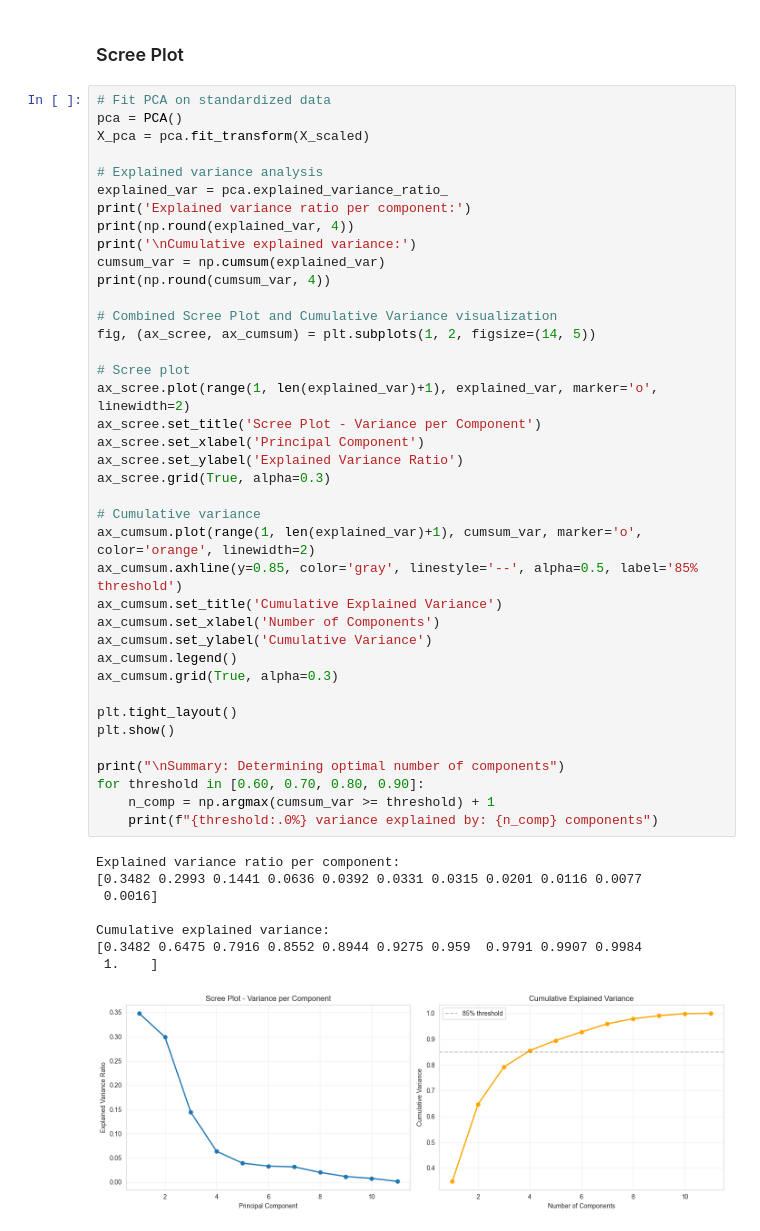
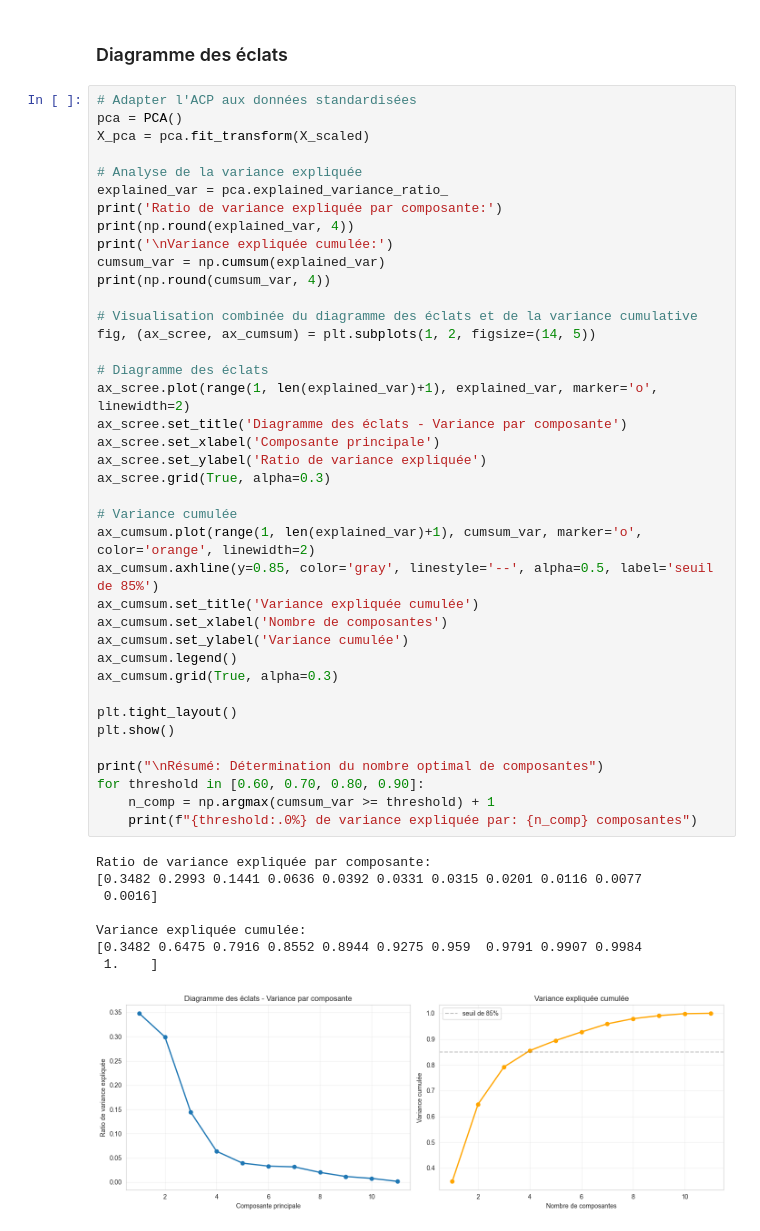
Before and after one commit to makokuzii/Produisez-une-etude-de-marche, a Jupyter notebook: acp_et_clustering.ipynb, the cells around one changed output. Drawn from its saved outputs; the diff is of its cells as text.

```diff
--- a/acp_et_clustering.ipynb
+++ b/acp_et_clustering.ipynb
@@ -104,52 +104,52 @@ Chicken Meat Production (kg) ↔ Poultry Consumption (kg): 0.94
 Chicken Meat Production (kg) ↔ Poultry Consumption Growth Potential: 0.73
 Poultry Consumption (kg) ↔ Poultry Consumption Growth Potential: 0.90
 # %% [markdown]
-### Scree Plot
+### Diagramme des éclats
 # %%
-# Fit PCA on standardized data
+# Adapter l'ACP aux données standardisées
 pca = PCA()
 X_pca = pca.fit_transform(X_scaled)
 
-# Explained variance analysis
+# Analyse de la variance expliquée
 explained_var = pca.explained_variance_ratio_
-print('Explained variance ratio per component:')
+print('Ratio de variance expliquée par composante:')
 print(np.round(explained_var, 4))
-print('\nCumulative explained variance:')
+print('\nVariance expliquée cumulée:')
 cumsum_var = np.cumsum(explained_var)
 print(np.round(cumsum_var, 4))
 
-# Combined Scree Plot and Cumulative Variance visualization
+# Visualisation combinée du diagramme des éclats et de la variance cumulative
 fig, (ax_scree, ax_cumsum) = plt.subplots(1, 2, figsize=(14, 5))
 
-# Scree plot
+# Diagramme des éclats
 ax_scree.plot(range(1, len(explained_var)+1), explained_var, marker='o', linewidth=2)
-ax_scree.set_title('Scree Plot - Variance per Component')
-ax_scree.set_xlabel('Principal Component')
-ax_scree.set_ylabel('Explained Variance Ratio')
+ax_scree.set_title('Diagramme des éclats - Variance par composante')
+ax_scree.set_xlabel('Composante principale')
+ax_scree.set_ylabel('Ratio de variance expliquée')
 ax_scree.grid(True, alpha=0.3)
 
-# Cumulative variance
+# Variance cumulée
 ax_cumsum.plot(range(1, len(explained_var)+1), cumsum_var, marker='o', color='orange', linewidth=2)
-ax_cumsum.axhline(y=0.85, color='gray', linestyle='--', alpha=0.5, label='85% threshold')
-ax_cumsum.set_title('Cumulative Explained Variance')
-ax_cumsum.set_xlabel('Number of Components')
-ax_cumsum.set_ylabel('Cumulative Variance')
+ax_cumsum.axhline(y=0.85, color='gray', linestyle='--', alpha=0.5, label='seuil de 85%')
+ax_cumsum.set_title('Variance expliquée cumulée')
+ax_cumsum.set_xlabel('Nombre de composantes')
+ax_cumsum.set_ylabel('Variance cumulée')
 ax_cumsum.legend()
 ax_cumsum.grid(True, alpha=0.3)
 
 plt.tight_layout()
 plt.show()
 
-print("\nSummary: Determining optimal number of components")
+print("\nRésumé: Détermination du nombre optimal de composantes")
 for threshold in [0.60, 0.70, 0.80, 0.90]:
     n_comp = np.argmax(cumsum_var >= threshold) + 1
-    print(f"{threshold:.0%} variance explained by: {n_comp} components")
+    print(f"{threshold:.0%} de variance expliquée par: {n_comp} composantes")
 # %% [output]
-Explained variance ratio per component:
+Ratio de variance expliquée par composante:
 [0.3482 0.2993 0.1441 0.0636 0.0392 0.0331 0.0315 0.0201 0.0116 0.0077
  0.0016]
 
-Cumulative explained variance:
+Variance expliquée cumulée:
 [0.3482 0.6475 0.7916 0.8552 0.8944 0.9275 0.959  0.9791 0.9907 0.9984
  1.    ]
-[figure, old version]
+[figure, new version]
```
Also changed, not shown: parts of 34 cells of this notebook, 1 other file.
